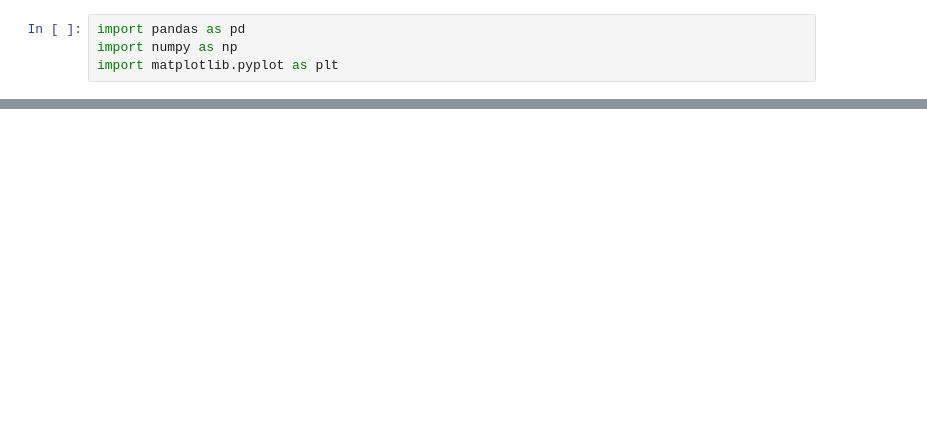
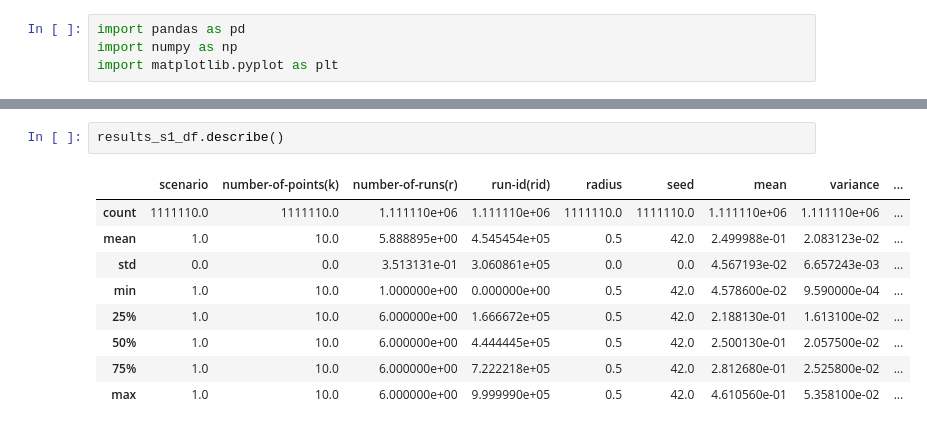
Before and after one commit to namelew/MonteCarloPointDistribution, a Jupyter notebook: notebooks/CirclesPlot.ipynb, the cells around one changed output, grey strips where cells are left out. Cells and saved outputs as stored; diff of their text form; blank space fills up the shorter version.

```diff
--- a/notebooks/CirclesPlot.ipynb
+++ b/notebooks/CirclesPlot.ipynb
@@ -57,0 +64,12 @@ points_df.describe()
+# %%
+results_s1_df.describe()
+# %% [output]
+|  | scenario | number-of-points(k) | number-of-runs(r) | run-id(rid) | radius | seed | mean | variance | ... |
+| count | 1111110.0 | 1111110.0 | 1.111110e+06 | 1.111110e+06 | 1111110.0 | 1111110.0 | 1.111110e+06 | 1.111110e+06 | ... |
+| mean | 1.0 | 10.0 | 5.888895e+00 | 4.545454e+05 | 0.5 | 42.0 | 2.499988e-01 | 2.083123e-02 | ... |
+| std | 0.0 | 0.0 | 3.513131e-01 | 3.060861e+05 | 0.0 | 0.0 | 4.567193e-02 | 6.657243e-03 | ... |
+| min | 1.0 | 10.0 | 1.000000e+00 | 0.000000e+00 | 0.5 | 42.0 | 4.578600e-02 | 9.590000e-04 | ... |
+| 25% | 1.0 | 10.0 | 6.000000e+00 | 1.666672e+05 | 0.5 | 42.0 | 2.188130e-01 | 1.613100e-02 | ... |
+| 50% | 1.0 | 10.0 | 6.000000e+00 | 4.444445e+05 | 0.5 | 42.0 | 2.500130e-01 | 2.057500e-02 | ... |
+| 75% | 1.0 | 10.0 | 6.000000e+00 | 7.222218e+05 | 0.5 | 42.0 | 2.812680e-01 | 2.525800e-02 | ... |
+| max | 1.0 | 10.0 | 6.000000e+00 | 9.999990e+05 | 0.5 | 42.0 | 4.610560e-01 | 5.358100e-02 | ... |
```
Also changed, not shown: parts of 9 cells of this notebook, 4 other files.
